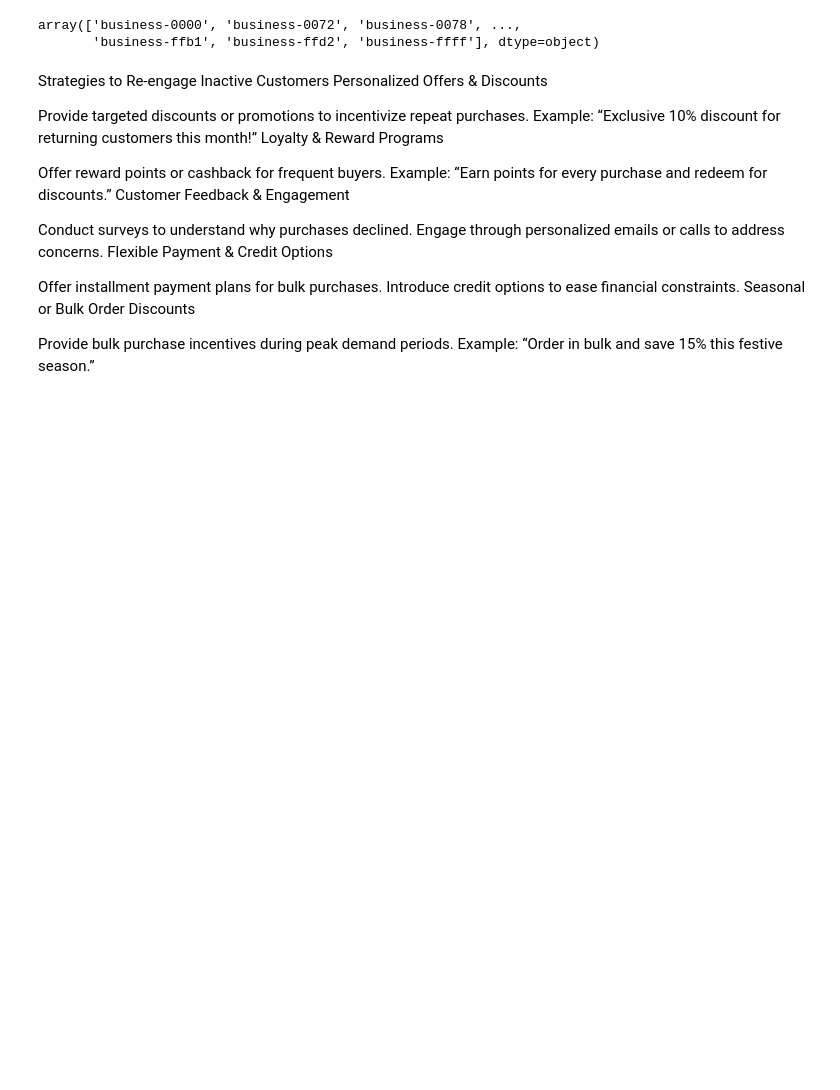
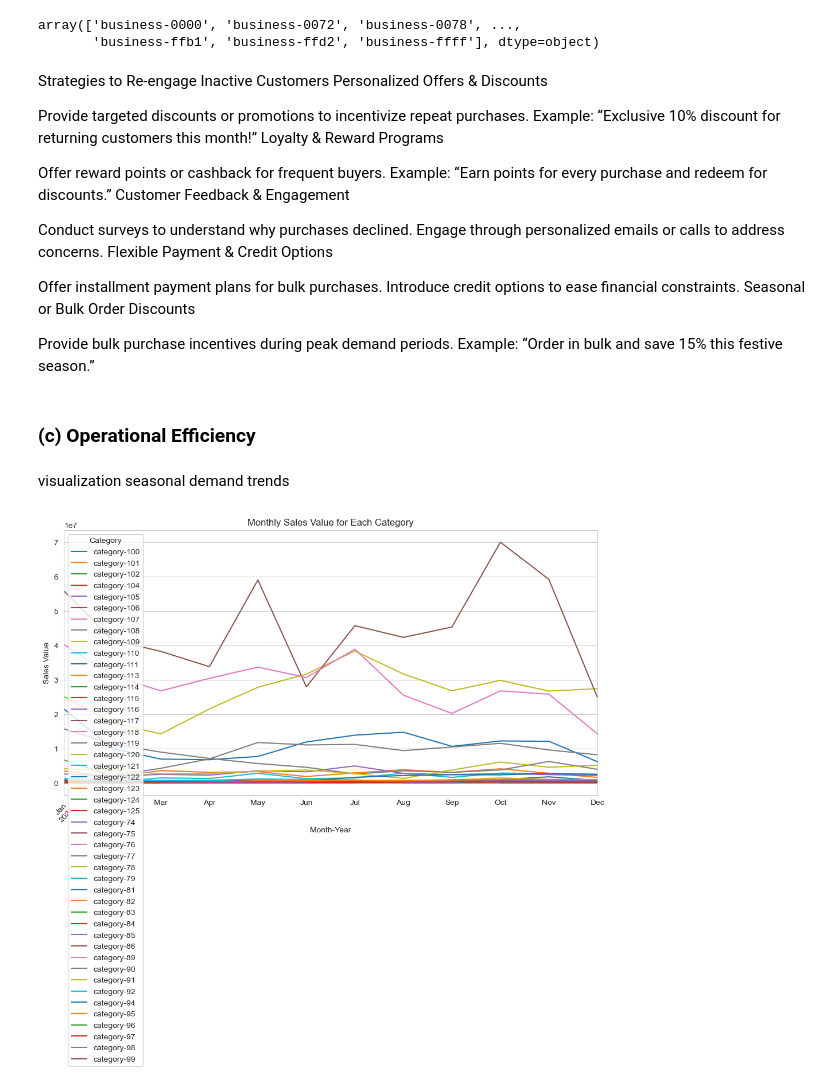
Before and after one commit to PaulMuniu/Kwanza-Tukule-Data-Analysis, a Jupyter notebook: Kwanza_Tukule.ipynb, the cells around one changed output. Drawn from its saved outputs; the diff is of its cells as text; code cells hidden in the pictures; blank space fills up the shorter version.

Commit message:
Operational efficiency

```diff
--- a/Kwanza_Tukule.ipynb
+++ b/Kwanza_Tukule.ipynb
@@ -1030,3 +1030,24 @@ Seasonal or Bulk Order Discounts
 
 Provide bulk purchase incentives during peak demand periods.
 Example: “Order in bulk and save 15% this festive season.”
+# %% [markdown]
+### (c) Operational Efficiency
+# %% [markdown]
+visualization seasonal demand trends
+# %%
+# Reset the index to make 'DATE' a column
+data_reset = data.reset_index()
+
+# Aggregate data by 'Month-Year' and 'ANONYMIZED CATEGORY' to show sales by category and month
+monthly_category_sales = data_reset.groupby(['Month-Year', 'ANONYMIZED CATEGORY'])['VALUE'].sum().unstack()
+
+# Plot sales data for all categories over time
+monthly_category_sales.plot(figsize=(12, 6))
+plt.title('Monthly Sales Value for Each Category')
+plt.xlabel('Month-Year')
+plt.ylabel('Sales Value')
+plt.xticks(rotation=45)
+plt.legend(title='Category')
+plt.show()
+# %% [output]
+[figure, added]
```
Also changed, not shown: parts of 1 cell of this notebook.
